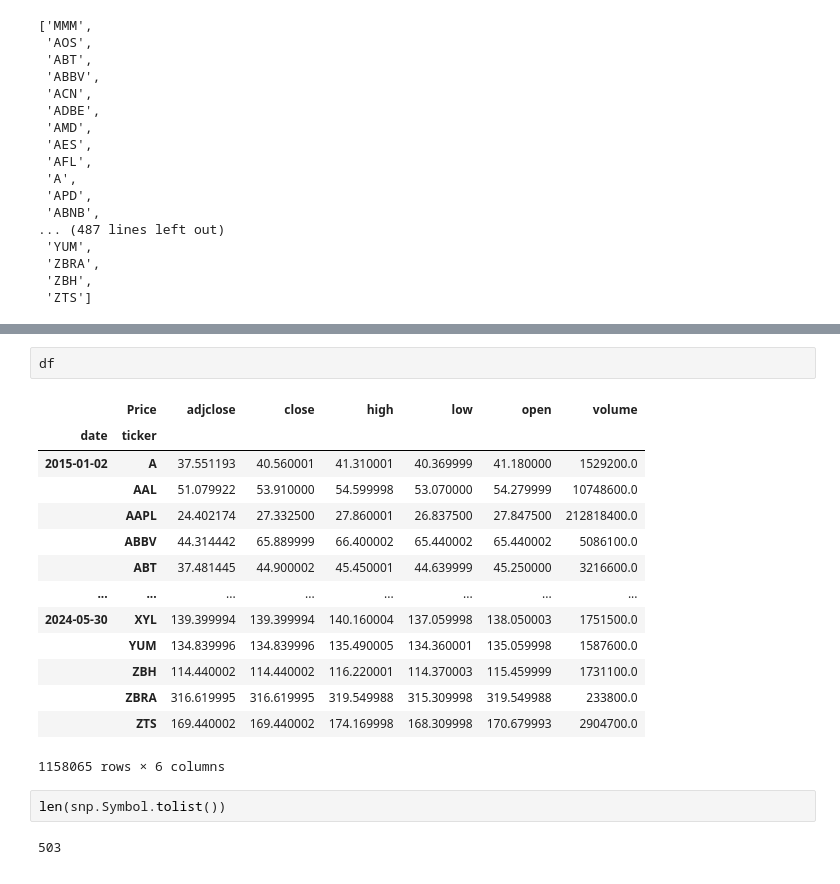
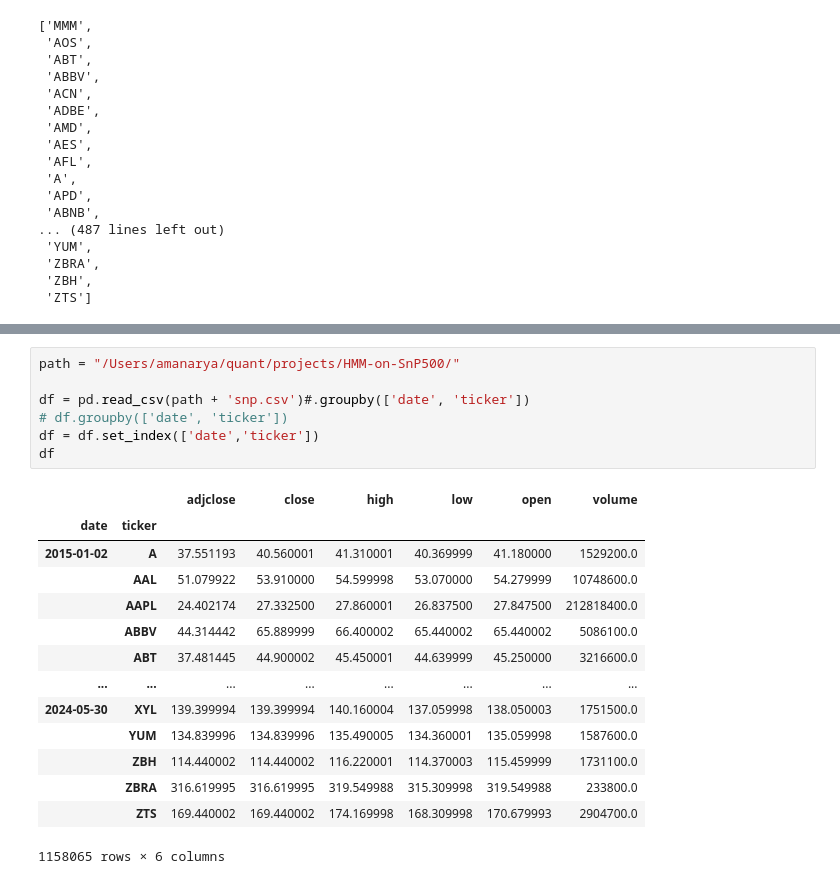
Before and after one commit to amnry/HMM-on-SnP500, a Jupyter notebook: equal_weight_snp500.ipynb, the cells around one changed output, grey strips where cells are left out. Drawn from its saved outputs; the diff is of its cells as text.

```diff
--- a/equal_weight_snp500.ipynb
+++ b/equal_weight_snp500.ipynb
@@ -58,21 +45,22 @@ df
-# %%
-df
-# %% [output]
-|  | Price | adjclose | close | high | low | open | volume |
-| date | ticker |  |  |  |  |  |  |
-| 2015-01-02 | A | 37.551193 | 40.560001 | 41.310001 | 40.369999 | 41.180000 | 1529200.0 |
-|  | AAL | 51.079922 | 53.910000 | 54.599998 | 53.070000 | 54.279999 | 10748600.0 |
-|  | AAPL | 24.402174 | 27.332500 | 27.860001 | 26.837500 | 27.847500 | 212818400.0 |
-|  | ABBV | 44.314442 | 65.889999 | 66.400002 | 65.440002 | 65.440002 | 5086100.0 |
-|  | ABT | 37.481445 | 44.900002 | 45.450001 | 44.639999 | 45.250000 | 3216600.0 |
-| ... | ... | ... | ... | ... | ... | ... | ... |
-| 2024-05-30 | XYL | 139.399994 | 139.399994 | 140.160004 | 137.059998 | 138.050003 | 1751500.0 |
-|  | YUM | 134.839996 | 134.839996 | 135.490005 | 134.360001 | 135.059998 | 1587600.0 |
-|  | ZBH | 114.440002 | 114.440002 | 116.220001 | 114.370003 | 115.459999 | 1731100.0 |
-|  | ZBRA | 316.619995 | 316.619995 | 319.549988 | 315.309998 | 319.549988 | 233800.0 |
-|  | ZTS | 169.440002 | 169.440002 | 174.169998 | 168.309998 | 170.679993 | 2904700.0 |
-1158065 rows × 6 columns
-# %%
-len(snp.Symbol.tolist())
-# %% [output]
-503
+# %%
+path = "/Users/amanarya/quant/projects/HMM-on-SnP500/"
+
+df = pd.read_csv(path + 'snp.csv')#.groupby(['date', 'ticker'])
+# df.groupby(['date', 'ticker'])
+df = df.set_index(['date','ticker'])
+df
+# %% [output]
+|  |  | adjclose | close | high | low | open | volume |
+| date | ticker |  |  |  |  |  |  |
+| 2015-01-02 | A | 37.551193 | 40.560001 | 41.310001 | 40.369999 | 41.180000 | 1529200.0 |
+|  | AAL | 51.079922 | 53.910000 | 54.599998 | 53.070000 | 54.279999 | 10748600.0 |
+|  | AAPL | 24.402174 | 27.332500 | 27.860001 | 26.837500 | 27.847500 | 212818400.0 |
+|  | ABBV | 44.314442 | 65.889999 | 66.400002 | 65.440002 | 65.440002 | 5086100.0 |
+|  | ABT | 37.481445 | 44.900002 | 45.450001 | 44.639999 | 45.250000 | 3216600.0 |
+| ... | ... | ... | ... | ... | ... | ... | ... |
+| 2024-05-30 | XYL | 139.399994 | 139.399994 | 140.160004 | 137.059998 | 138.050003 | 1751500.0 |
+|  | YUM | 134.839996 | 134.839996 | 135.490005 | 134.360001 | 135.059998 | 1587600.0 |
+|  | ZBH | 114.440002 | 114.440002 | 116.220001 | 114.370003 | 115.459999 | 1731100.0 |
+|  | ZBRA | 316.619995 | 316.619995 | 319.549988 | 315.309998 | 319.549988 | 233800.0 |
+|  | ZTS | 169.440002 | 169.440002 | 174.169998 | 168.309998 | 170.679993 | 2904700.0 |
+1158065 rows × 6 columns
```
Also changed, not shown: parts of 4 cells of this notebook.
